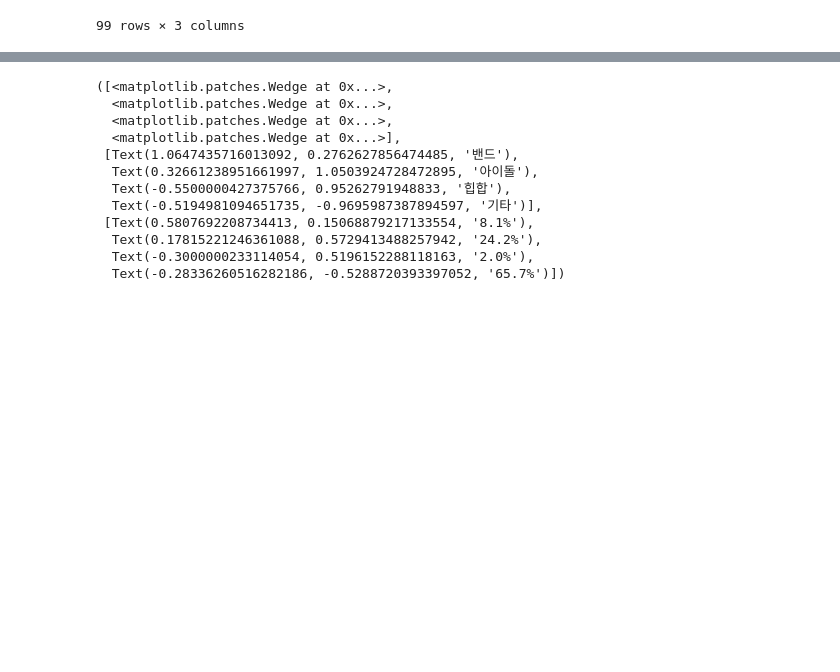
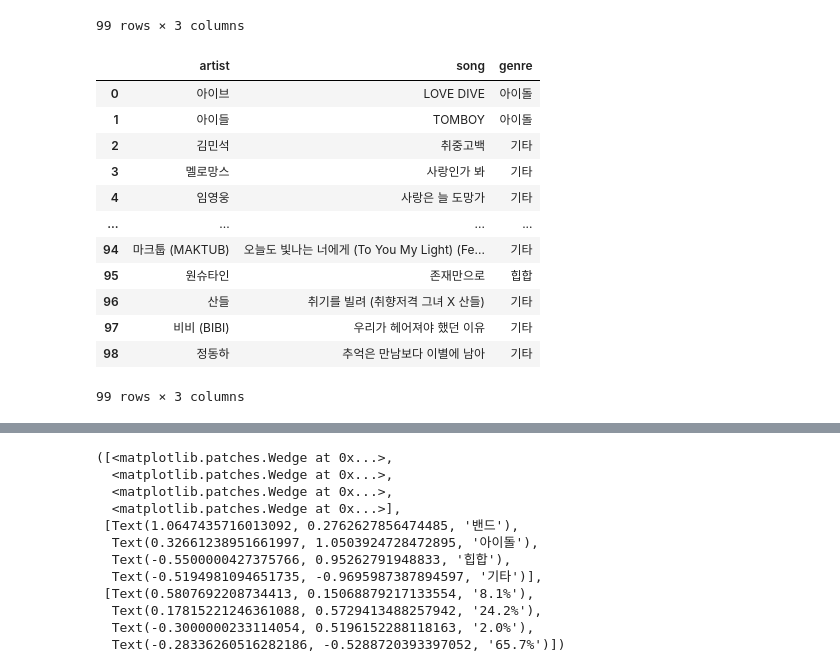
Before and after one commit to 8804who/MonthlyData, a Jupyter notebook: 5월/code.ipynb, the cells around one changed output, grey strips where cells are left out. Drawn from its saved outputs; the diff is of its cells as text; code cells hidden in the pictures; blank space fills up the shorter version.

```diff
--- a/5월/code.ipynb
+++ b/5월/code.ipynb
@@ -321,0 +345,16 @@ melon_chart_2024_df
+# %%
+melon_chart_2022_df
+# %% [output]
+|  | artist | song | genre |
+| 0 | 아이브 | LOVE DIVE | 아이돌 |
+| 1 | 아이들 | TOMBOY | 아이돌 |
+| 2 | 김민석 | 취중고백 | 기타 |
+| 3 | 멜로망스 | 사랑인가 봐 | 기타 |
+| 4 | 임영웅 | 사랑은 늘 도망가 | 기타 |
+| ... | ... | ... | ... |
+| 94 | 마크툽 (MAKTUB) | 오늘도 빛나는 너에게 (To You My Light) (Fe... | 기타 |
+| 95 | 원슈타인 | 존재만으로 | 힙합 |
+| 96 | 산들 | 취기를 빌려 (취향저격 그녀 X 산들) | 기타 |
+| 97 | 비비 (BIBI) | 우리가 헤어져야 했던 이유 | 기타 |
+| 98 | 정동하 | 추억은 만남보다 이별에 남아 | 기타 |
+99 rows × 3 columns
```
Also changed, not shown: parts of 9 cells of this notebook, 1 other file.
